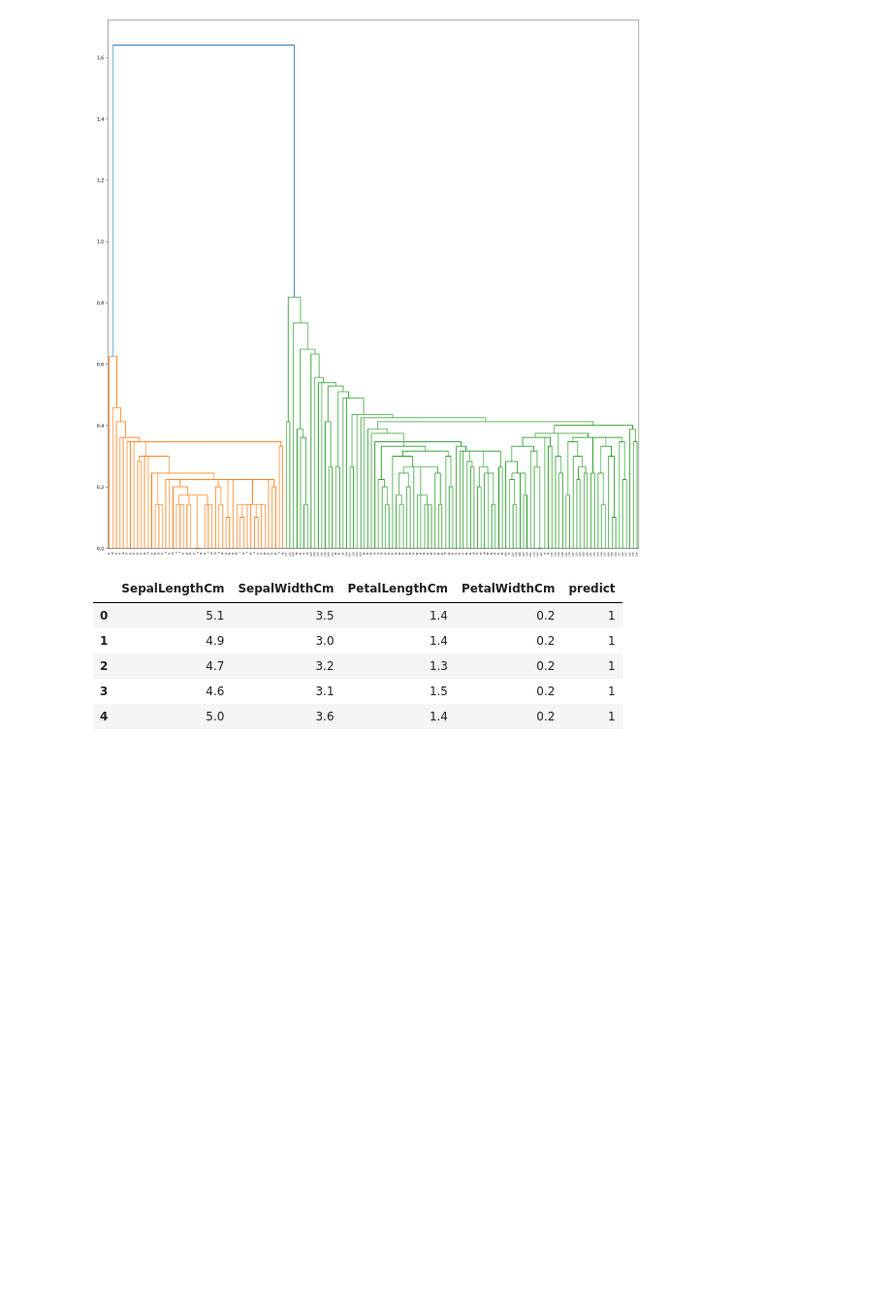
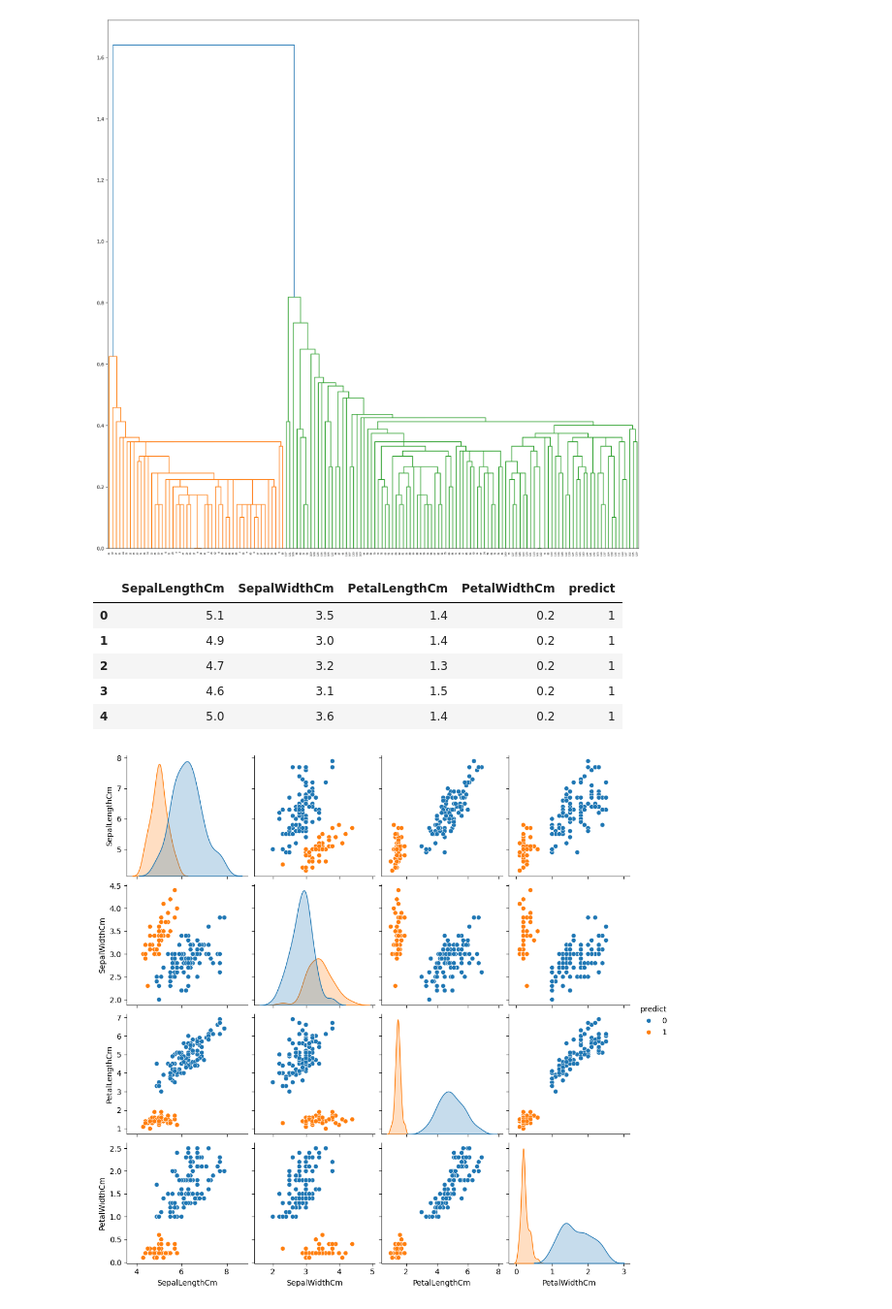
Before and after one commit to Samia-shoukat/Machine-learning-prac, a Jupyter notebook: 32-Aggremerative-clust.ipynb, the cells around one changed output. Shown at 97% size. Cells and saved outputs as stored; diff of their text form; code cells hidden in the pictures; blank space fills up the shorter version.

```diff
--- a/32-Aggremerative-clust.ipynb
+++ b/32-Aggremerative-clust.ipynb
@@ -39,5 +39,7 @@ dataset.head(5)
 | 3 | 4.6 | 3.1 | 1.5 | 0.2 | 1 |
 | 4 | 5.0 | 3.6 | 1.4 | 0.2 | 1 |
 # %%
-sns.paipplot(data=dataset, hue="predict")
-pl
+sns.pairplot(data=dataset, hue="predict")
+plt.show()
+# %% [output]
+[figure, added]
```
Also changed, not shown: 1 other file.
